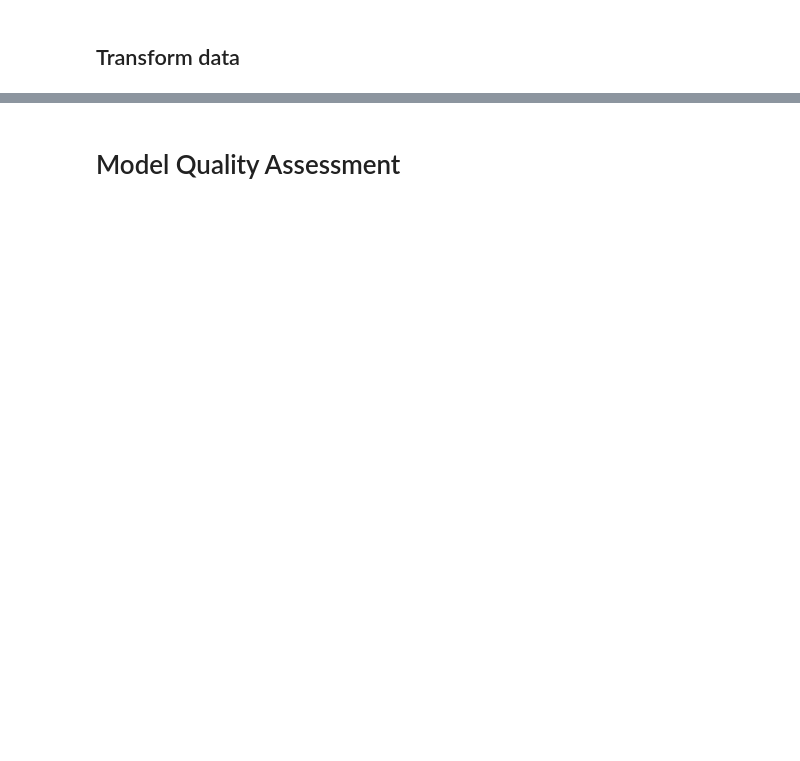
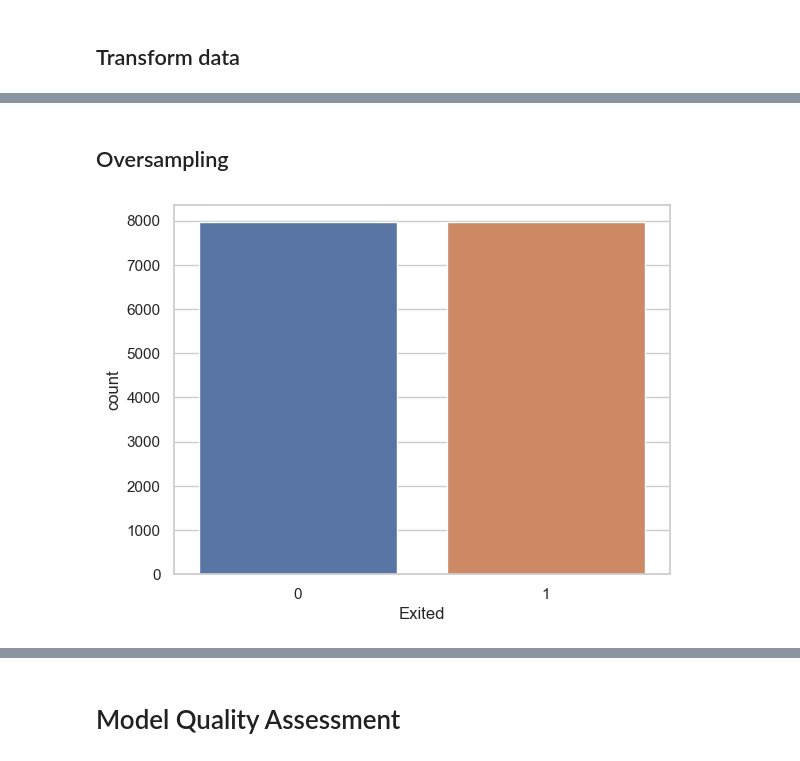
Before and after one commit to keneth4/ml_projects, a Jupyter notebook: ds/2. Customer churn prediction for a bank.ipynb, the cells around one changed output, grey strips where cells are left out. Cells and saved outputs as stored; diff of their text form; code cells hidden in the pictures; blank space fills up the shorter version.

```diff
--- a/ds/2. Customer churn prediction for a bank.ipynb
+++ b/ds/2. Customer churn prediction for a bank.ipynb
@@ -184,0 +280,10 @@ print(numeric_columns)
+# %%
+# Drop the following columns as they are not relevant to the prediction of Churn or they are highly correlated with other columns
+cols = ["HasCrCard", "Geography_Spain"]
+df.drop(cols, axis=1, inplace=True)
+
+# Print the general/summary information about the DataFrames
+df.info()
+
+# Print a random sample of 5 rows from the DataFrame
+df.sample(5)
@@ -184,0 +314,2 @@ print(numeric_columns)
+# %% [markdown]
+## Oversampling
@@ -185 +319,13 @@ print(numeric_columns)
+# %%
+# Adjust the class imbalance by oversampling the minority class
+df_majority = df[df['Exited'] == 0]
+df_minority = df[df['Exited'] == 1]
+df_minority_upsampled = df_minority.sample(df_majority.shape[0], replace=True,  random_state=random_state)
+df = pd.concat([df_majority, df_minority_upsampled]).sample(frac=1, random_state=random_state).reset_index(drop=True)
+
+# Create a graph to visualize the distribution of the target variable
+sns.countplot(x='Exited', data=df)
+plt.show()
+# %% [output]
+[figure, added]
 # %%
```
Also changed, not shown: parts of 64 cells of this notebook.
